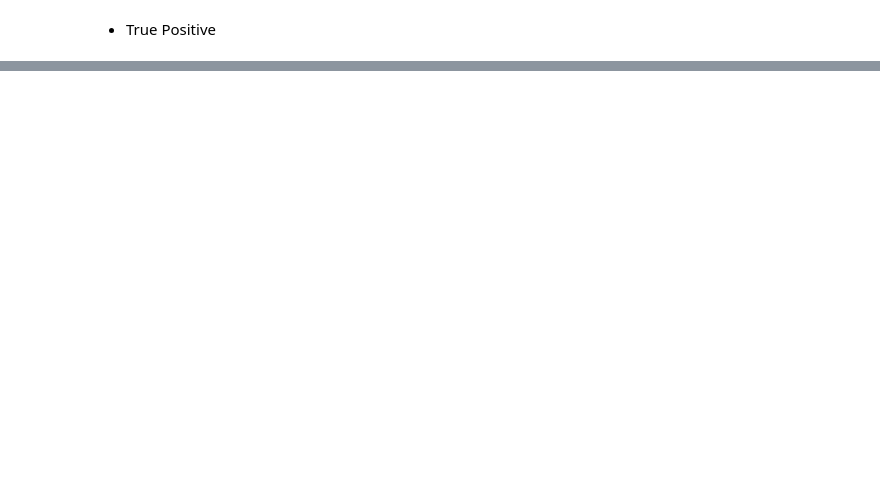
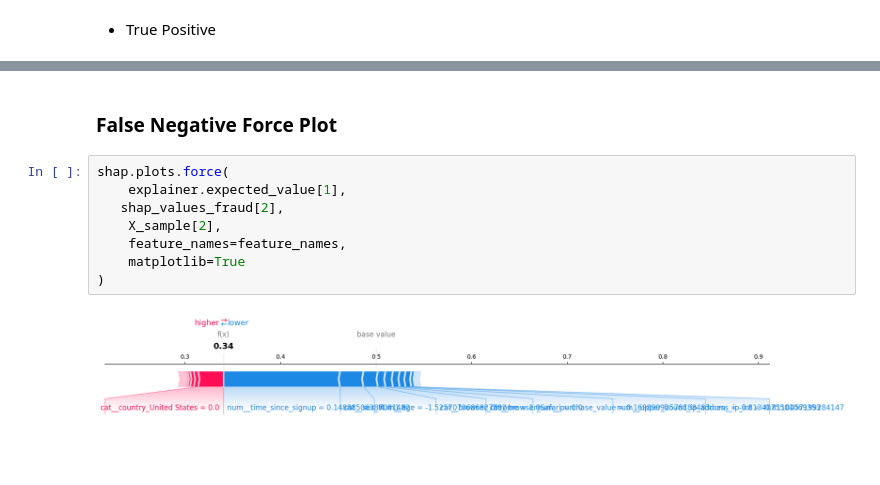
Before and after one commit to yenguandroid/fraud-detection, a Jupyter notebook: notebooks/shap-explainability.ipynb, the cells around one changed output, grey strips where cells are left out. Drawn from its saved outputs; the diff is of its cells as text; blank space fills up the shorter version.

```diff
--- a/notebooks/shap-explainability.ipynb
+++ b/notebooks/shap-explainability.ipynb
@@ -193,0 +288,12 @@ ValueError: operands could not be broadcast together with shapes (25830,) (500,)
+# %% [markdown]
+### False Negative Force Plot
+# %%
+shap.plots.force(
+    explainer.expected_value[1],
+   shap_values_fraud[2],
+    X_sample[2],
+    feature_names=feature_names,
+    matplotlib=True
+)
+# %% [output]
+[figure, added]
```
Also changed, not shown: parts of 38 cells of this notebook.
